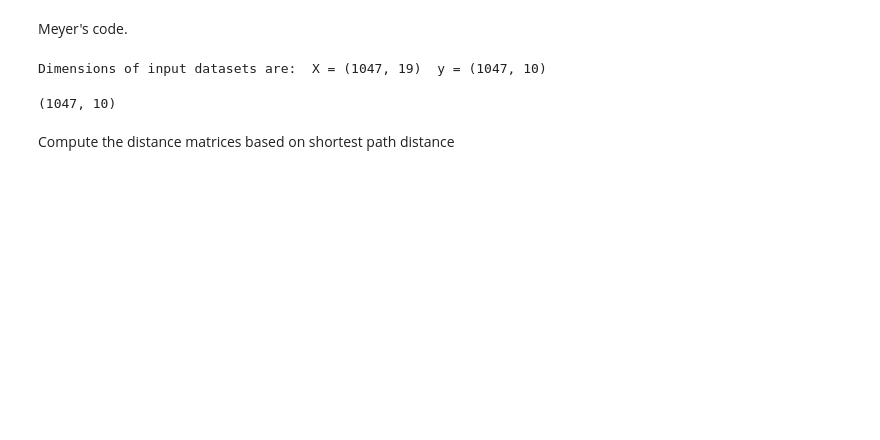
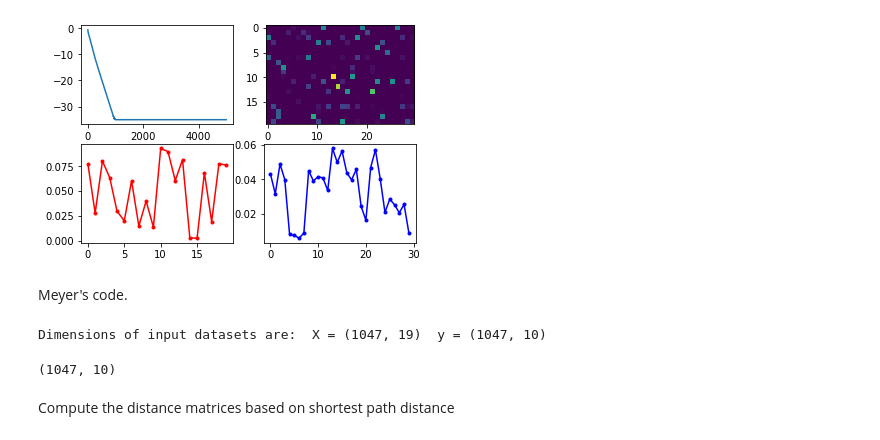
Before and after one commit to thibsej/unbalanced_gromov_wasserstein, a Jupyter notebook: examples/SCOT_UGW.ipynb, the cells around one changed output. Saved outputs shown, nothing was run; the diff lists cells and outputs as text; code cells hidden in the pictures; blank space fills up the shorter version.

```diff
--- a/examples/SCOT_UGW.ipynb
+++ b/examples/SCOT_UGW.ipynb
@@ -12,0 +10,4 @@ The autoreload extension is already loaded. To reload it, use:
+# %%
+import sinkhorn
+sinkhorn.test_points();
+# %% [output]
@@ -13,3 +15,4 @@ The autoreload extension is already loaded. To reload it, use:
+[figure, added]
 # %%
 sys.path.append('./SCOT/src/')
 import scot2 as sc
```
Also changed, not shown: parts of 8 cells of this notebook.
